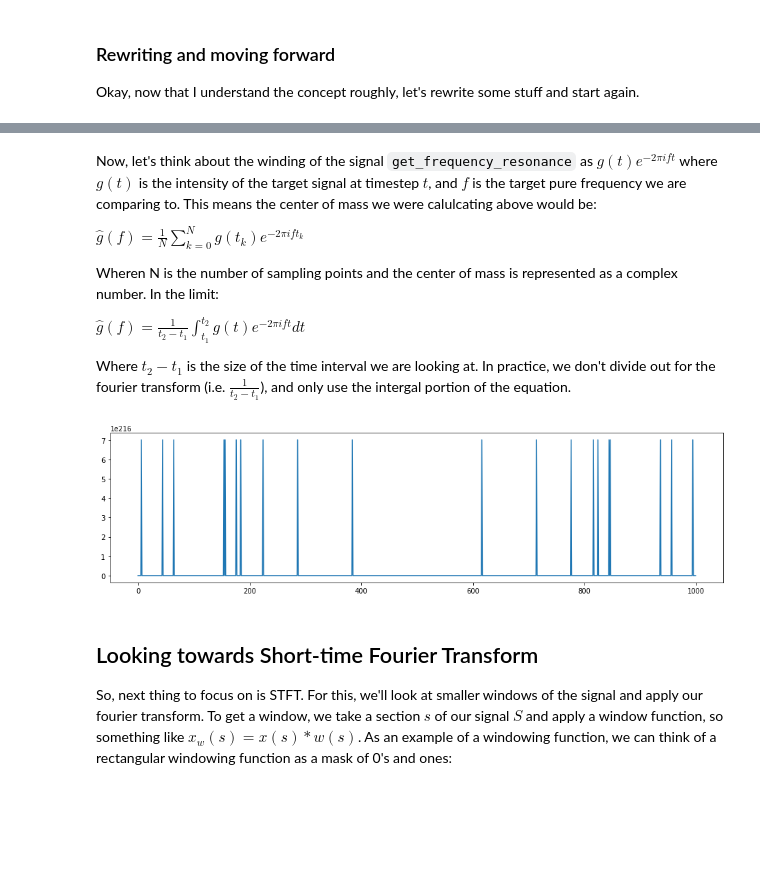
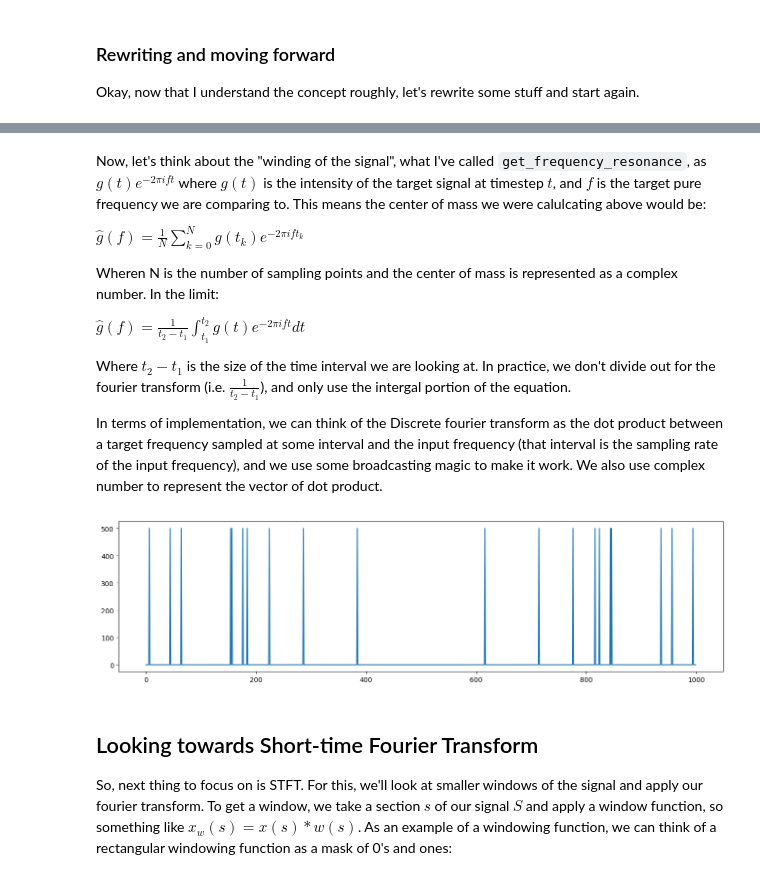
Before and after one commit to pvwoods/elko, a Jupyter notebook: notebooks/fourier.ipynb, the cells around one changed output, grey strips where cells are left out. Saved outputs shown, nothing was run; the diff lists cells and outputs as text; code cells hidden in the pictures; blank space fills up the shorter version.

```diff
--- a/notebooks/fourier.ipynb
+++ b/notebooks/fourier.ipynb
@@ -239,7 +239,7 @@ render_ft_chart(d, c, s)
 # %% [output]
 [figure]
 # %% [markdown]
-Now, let's think about the winding of the signal `get_frequency_resonance` as $g(t)e^{-2\pi{ift}}$ where $g(t)$ is the intensity of the target signal at timestep $t$, and $f$ is the target pure frequency we are comparing to.  This means the center of mass we were calulcating above would be:
+Now, let's think about the "winding of the signal", what I've called `get_frequency_resonance`, as $g(t)e^{-2\pi{ift}}$ where $g(t)$ is the intensity of the target signal at timestep $t$, and $f$ is the target pure frequency we are comparing to.  This means the center of mass we were calulcating above would be:
 
 $\hat{g}(f) = \frac{1}{N}\sum_{k=0}^{N}g(t_k)e^{-2\pi{ift_k}}$
 
@@ -248,20 +248,25 @@ Wheren N is the number of sampling points and the center of mass is represented
 $\hat{g}(f) = \frac{1}{t_2-t_1}\int_{t_1}^{t_2}g(t)e^{-2\pi{ift}}dt$
 
 Where $t_2-t_1$ is the size of the time interval we are looking at.  In practice, we don't divide out for the fourier transform (i.e. $\frac{1}{t_2-t_1}$), and only use the intergal portion of the equation.
+
+In terms of implementation, we can think of the Discrete fourier transform as the dot product between a target frequency sampled at some interval and the input frequency (that interval is the sampling rate of the input frequency), and we use some broadcasting magic to make it work.  We also use complex number to represent the vector of dot product.
 # %%
 def discrete_fourier_transform(x):
     T = x.shape[0]
     t = np.arange(T)
     k = t.reshape((T, 1))
     M = np.exp(-2j * np.pi * k * t / T)
     return M @ x
 
+def polar_form(xs):
+    return np.sqrt(xs.real**2 + xs.imag**2)
+
 s = build_complex_signal([143, 32, 192, 78, 522, 388, 423, 92, 3, 88], 2, 1000)
 r = discrete_fourier_transform(s)
 plt.figure(figsize=(16,4))
-plt.plot(np.cos(r) + np.sin(r));
+plt.plot(polar_form(r));
 # %% [output]
-[figure, old version]
+[figure, new version]
 # %% [markdown]
 ## Looking towards Short-time Fourier Transform
 
```
Also changed, not shown: parts of 9 cells of this notebook.
